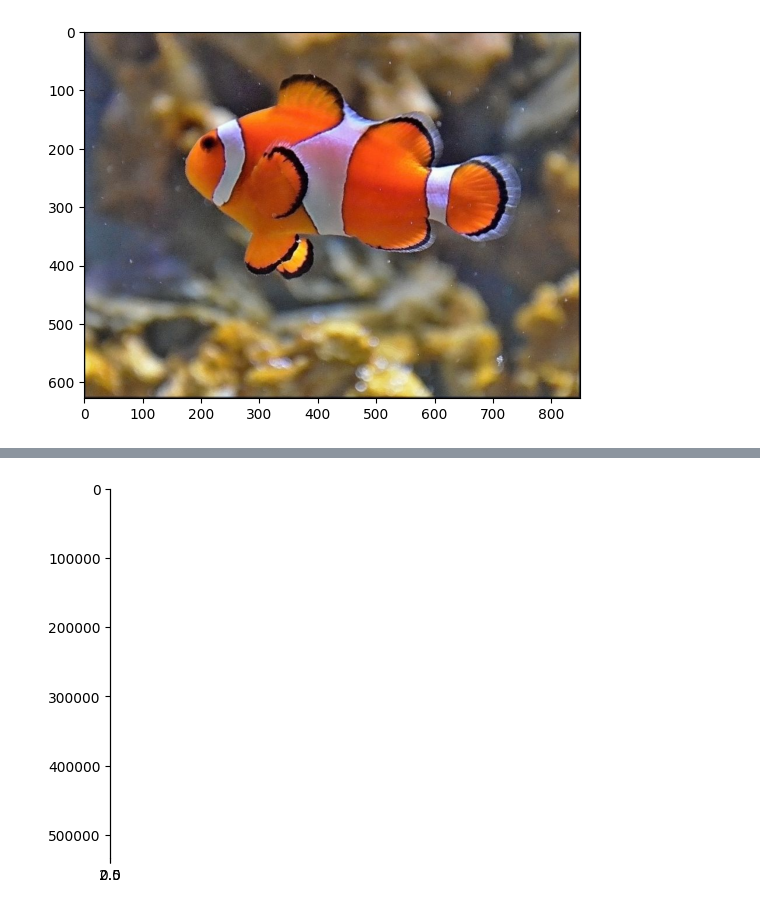
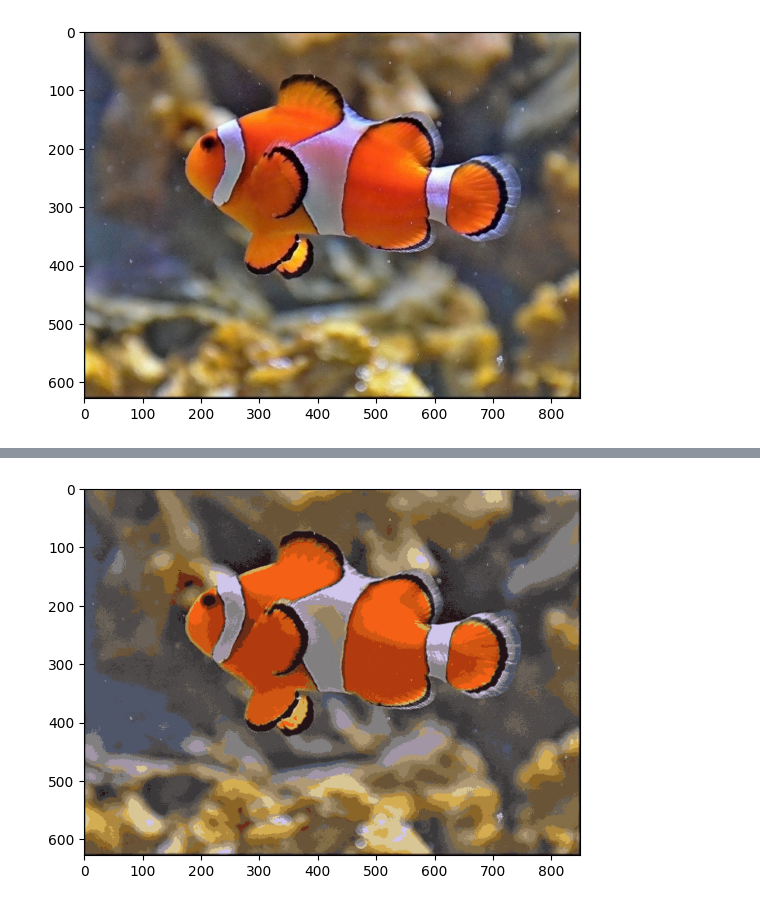
Before and after one commit to TomasKricka/MPA-MLF, a Jupyter notebook: cv2/Lab_02_task.ipynb, the cells around one changed output, grey strips where cells are left out. Cells and saved outputs as stored; diff of their text form; code cells hidden in the pictures.

```diff
--- a/cv2/Lab_02_task.ipynb
+++ b/cv2/Lab_02_task.ipynb
@@ -407,7 +407,7 @@ plt.show()
 [figure]
 # %%
 def compress_image(image: np.array, number_of_colours: int) -> np.array:
-    height, width, channels = image.shape
+    width, height, channels = image.shape
     image = np.reshape(image, (width*height, channels))
 
     kmeans = KMeans(n_clusters = number_of_colours, n_init="auto").fit(image)
@@ -417,11 +417,6 @@ def compress_image(image: np.array, number_of_colours: int) -> np.array:
     belong_to_cluster = kmeans.labels_
 
     image = centr[belong_to_cluster]
-    #image = np.reshape(belong_to_cluster, (width, height, channels))
+    image = np.reshape(image, (width, height, channels))
 
-    print(belong_to_cluster)
-    print(centroids)
-    print(centr)
     return image
-
-immg = compress_image(loaded_image, 30)
@@ -446,8 +423,8 @@ immg = compress_image(loaded_image, 30)
 # %%
-img = compress_image(loaded_image, 30)
+img = compress_image(loaded_image, 20)
 
 plt.figure()
 plt.imshow(img)
 plt.show()
 # %% [output]
-[figure, old version]
+[figure, new version]
```
Also changed, not shown: parts of 1 cell of this notebook.
